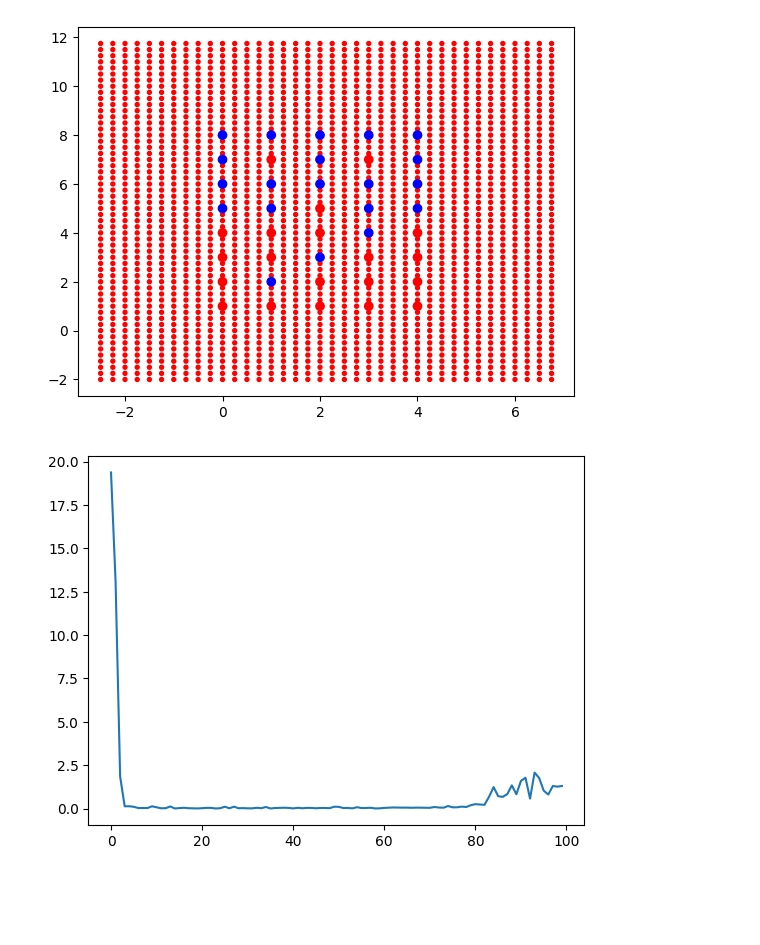
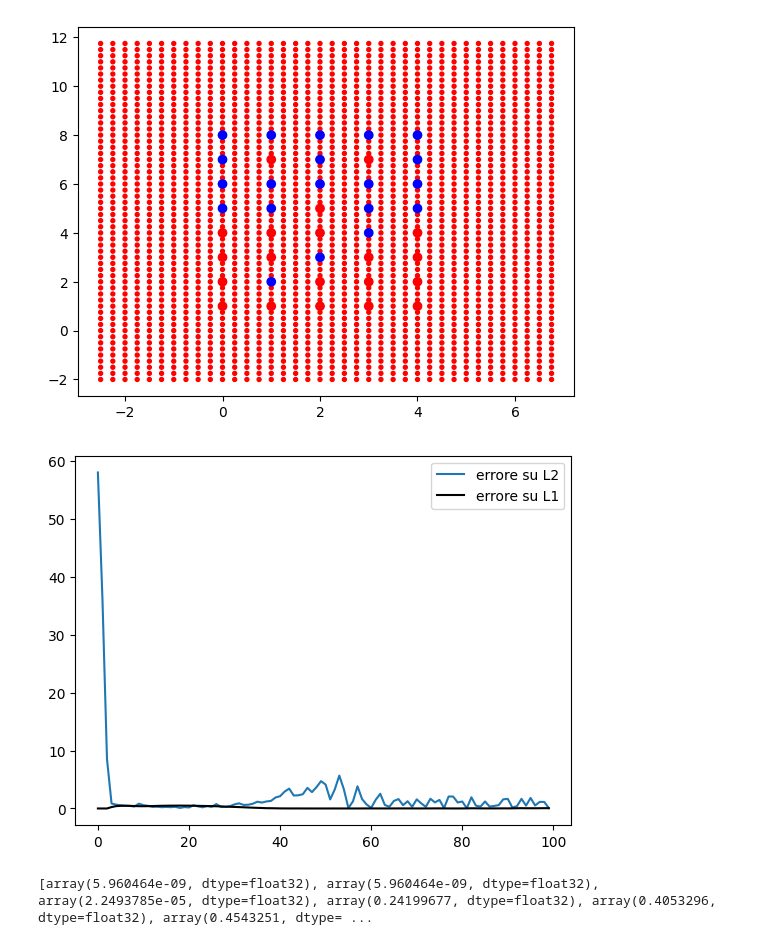
Before and after one commit to PatatoBy/SEAI, a Jupyter notebook: orto_grad_method.ipynb, the cells around one changed output. Cells and saved outputs as stored; diff of their text form; code cells hidden in the pictures; blank space fills up the shorter version.

```diff
--- a/orto_grad_method.ipynb
+++ b/orto_grad_method.ipynb
@@ -117,7 +117,7 @@ class ModelloF(nn.Module):
 
 
     def train(self, dl, mode = 'L1',dl_ort = None):
-
+        e_L1_per_dopo=1e-10 #cosi non dà errore quando non viene usato
         for x,y in dl:
             self.optimizer.zero_grad()
 
@@ -141,12 +141,16 @@ class ModelloF(nn.Module):
                     a_pred, _ = self(a,'L1')
 
                     e_L1 = self.loss(a_pred,b.unsqueeze(1))
+
                     e_L1.backward()
+                    e_L1_per_dopo = e_L1.clone().detach().numpy()
+
                     grad_L1 = torch.cat([p.grad.flatten() for p in self.parameters()])
                     #self.optimizer.zero_grad()
 
 
                 grad_L2_orto = grad_L2 - (l2_normalize(grad_L1)* (l2_normalize(grad_L1).matmul(grad_L2)))
+                #grad_L2_orto = l2_normalize(grad_L2_orto) * grad_L1.norm(p=2) #fa in modo che L2 abbia la stessa norma di L1. cosi in teoria non ci spostiamo troppo velocemente
 
                 prev_len = 0 #punto di partenza per prendere i gradienti dal vettore
 
@@ -186,7 +190,7 @@ class ModelloF(nn.Module):
                 self.optimizer.step()
 
 
-        return e.detach().numpy()
+        return e.detach().numpy(),e_L1_per_dopo
 
 # ----------------------------------------------------------
 
@@ -236,21 +240,24 @@ class ModelloF(nn.Module):
             return P
 # %%
 #torch.manual_seed(66) #viene perfetto da subito
-torch.manual_seed(77)
+#torch.manual_seed(77)
+torch.manual_seed(123)
 modello = ModelloF(2,1,1000)
 
 dl0 = torch.utils.data.DataLoader(train_data0, batch_size = 8, shuffle = True)
 dl1 = torch.utils.data.DataLoader(train_data1, batch_size = 8, shuffle = True)
-dl1_for_ort = torch.utils.data.DataLoader(train_data1,batch_size = 19, shuffle = False)
+dl1_for_ort = torch.utils.data.DataLoader(train_data1,batch_size = 20, shuffle = False)
 dl_tot = torch.utils.data.DataLoader(train_data,batch_size = 8, shuffle = True)
 # %%
 #TRAIN FASE 1
 e = 1
 err = []
-while e > 1e-3:
-    e = modello.train(dl1, 'L1') # Dentro dl ci deveno essere solo y == 1, ed usiamo BCEWithLogitsLoss
+
+for i in range(20): #prima c'era il while e> 1e-3
+    e, _ = modello.train(dl1, 'L1') # Dentro dl ci deveno essere solo y == 1, ed usiamo BCEWithLogitsLoss
     err.append(e)
 
 plt.plot([x for x in range(len(err))], err, label = "Loss")
 plt.show()
+print(err)
 # %% [output]
@@ -272,18 +280,28 @@ with torch.no_grad():
 [figure]
 # %%
 #TRAIN FASE 2
+err_l1 = []
 
 err = []
 #modello.generate_orthogonal_base(dl1)
 
-for _ in range(100):
-    e = modello.train(dl0, 'L2',dl1_for_ort)
+for i in range(100):
+    e, e_l1 = modello.train(dl0, 'L2',dl1_for_ort)
     err.append(e)
 
-plt.plot([x for x in range(len(err))], err)
+
+    err_l1.append(e_l1)
+
+plt.plot([x for x in range(len(err))], err,label = 'errore su L2')
+plt.plot([x for x in range(len(err))], err_l1,color='black',label = 'errore su L1')
+plt.legend()
 plt.show()
 # %% [output]
-[figure, old version]
+[figure, new version]
+# %%
+print(err_l1)
+# %% [output]
+[array(5.960464e-09, dtype=float32), array(5.960464e-09, dtype=float32), array(2.2493785e-05, dtype=float32), array(0.24199677, dtype=float32), array(0.4053296, dtype=float32), array(0.4543251, dtype= ...
 # %%
 #PLOT FASE 2
 
```
Also changed, not shown: parts of 3 cells of this notebook, 2 other files.
